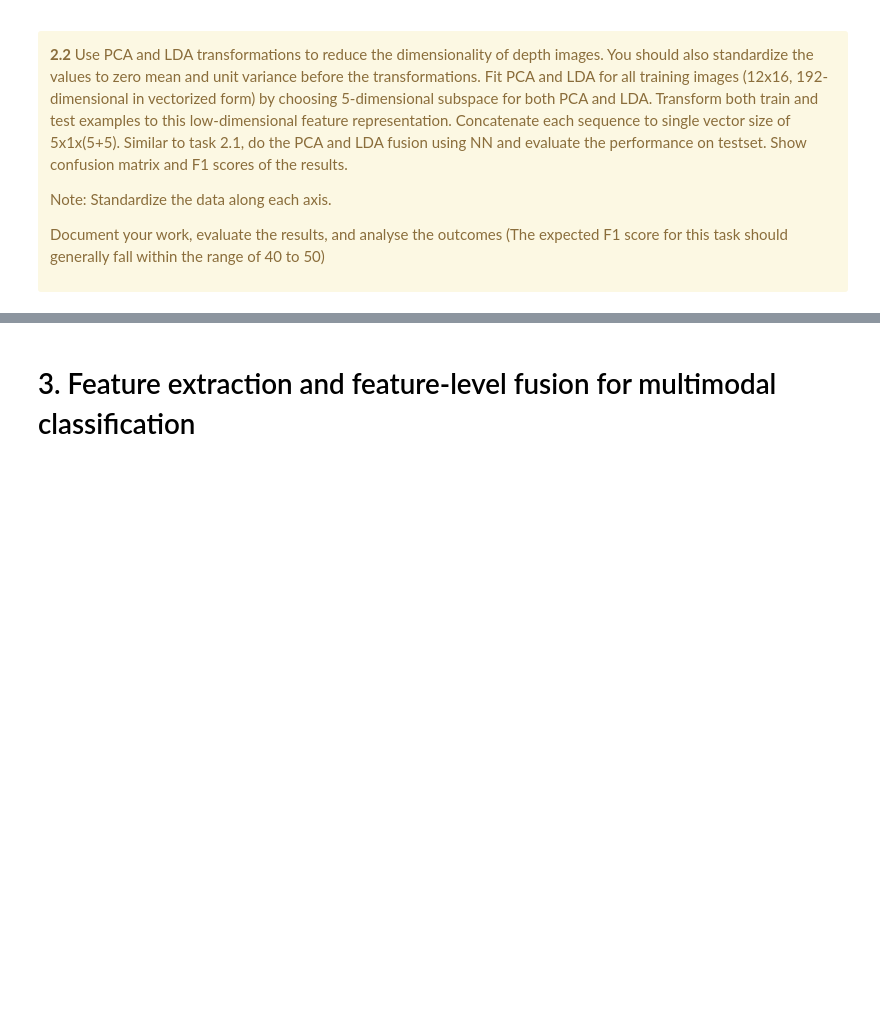
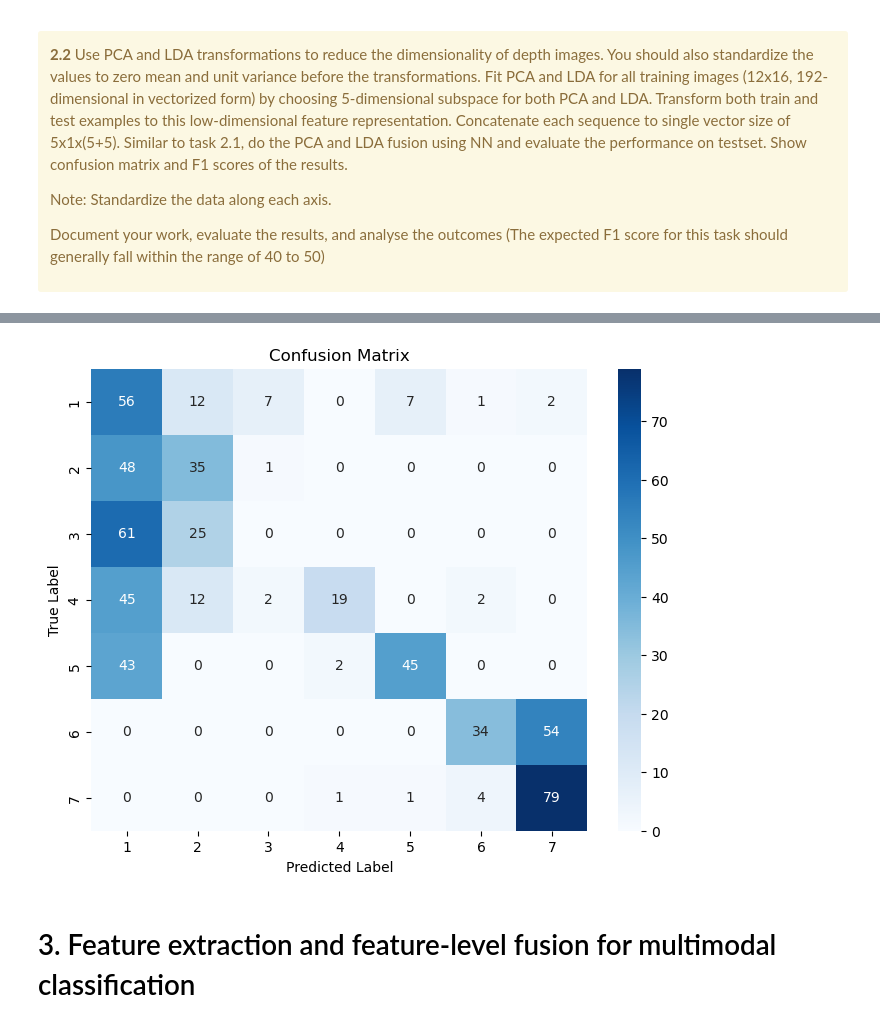
Before and after one commit to Abdullah12has/Multi-Modal-Physical-Exercise-Classification, a Jupyter notebook: project_work_MEx_classification.ipynb, the cells around one changed output, grey strips where cells are left out. Saved outputs shown, nothing was run; the diff lists cells and outputs as text; code cells hidden in the pictures; blank space fills up the shorter version.

```diff
--- a/project_work_MEx_classification.ipynb
+++ b/project_work_MEx_classification.ipynb
@@ -632,0 +788,79 @@ Document your work, evaluate the results, and analyse the outcomes (The expected
+# %%
+# 2.2
+
+### Your code begins here ###
+
+from sklearn.decomposition import PCA
+from sklearn.discriminant_analysis import LinearDiscriminantAnalysis as LDA
+from sklearn.preprocessing import StandardScaler
+from sklearn.metrics import confusion_matrix, classification_report
+from sklearn.neighbors import KNeighborsClassifier
+import numpy as np
+
+# --- 1. preprocessing of depth image data ---
+# Reshape depth data (12x16) to 192-dimensional vectors
+def preprocess_depth_data(depth_df):
+    # Flatten each depth matrix to a vector and stack them
+    return np.stack(depth_df['df'].apply(lambda x: x.to_numpy().flatten()).values)
+
+# train and test dat
+train_depth_data = preprocess_depth_data(train_depth)
+test_depth_data = preprocess_depth_data(test_depth)
+
+# standardize data (zero mean & unit variance)
+scaler = StandardScaler()
+train_depth_std = scaler.fit_transform(train_depth_data)
+test_depth_std = scaler.transform(test_depth_data)
+
+# labels for train and test data
+train_labels = train_depth['exercise_id'].astype(int)
+test_labels = test_depth['exercise_id'].astype(int)
+
+# --- 2. apply PCA & LDA  ---
+# PCA
+pca = PCA(n_components=5)
+train_pca = pca.fit_transform(train_depth_std)
+test_pca = pca.transform(test_depth_std)
+
+# LDA
+lda = LDA(n_components=5)
+train_lda = lda.fit_transform(train_depth_std, train_labels)
+test_lda = lda.transform(test_depth_std)
+
+# --- 3. combine features (fusion) ---
+# fusion PCA and LDA features
+train_fused = np.concatenate((train_pca, train_lda), axis=1)
+test_fused = np.concatenate((test_pca, test_lda), axis=1)
+
+# --- 4. classification with NN ---
+# K-Nearest Neighbors Classifier
+nn_classifier = KNeighborsClassifier(n_neighbors=1)
+nn_classifier.fit(train_fused, train_labels)
+
+# prediction
+predictions = nn_classifier.predict(test_fused)
+
+# --- 5. evaluation ---
+# confusion matrix
+conf_matrix = confusion_matrix(test_labels, predictions)
+print("Confusion Matrix:")
+print(conf_matrix)
+
+# F1 score & statistics
+report = classification_report(test_labels, predictions, digits=4)
+print("\nClassification Report:")
+print(report)
+
+# Optionale Visualisierung: Konfusionsmatrix plotten
+import seaborn as sns
+import matplotlib.pyplot as plt
+
+plt.figure(figsize=(8, 6))
+sns.heatmap(conf_matrix, annot=True, fmt='d', cmap="Blues", xticklabels=np.unique(test_labels), yticklabels=np.unique(test_labels))
+plt.xlabel('Predicted Label')
+plt.ylabel('True Label')
+plt.title('Confusion Matrix')
+plt.show()
+
+### Your code ends here ###
+# %% [output]
@@ -633,3 +884,4 @@ Document your work, evaluate the results, and analyse the outcomes (The expected
+[figure, added]
 # %% [markdown]
 # 3. Feature extraction and feature-level fusion for multimodal classification
 # %% [markdown]
```
Also changed, not shown: parts of 9 cells of this notebook.
